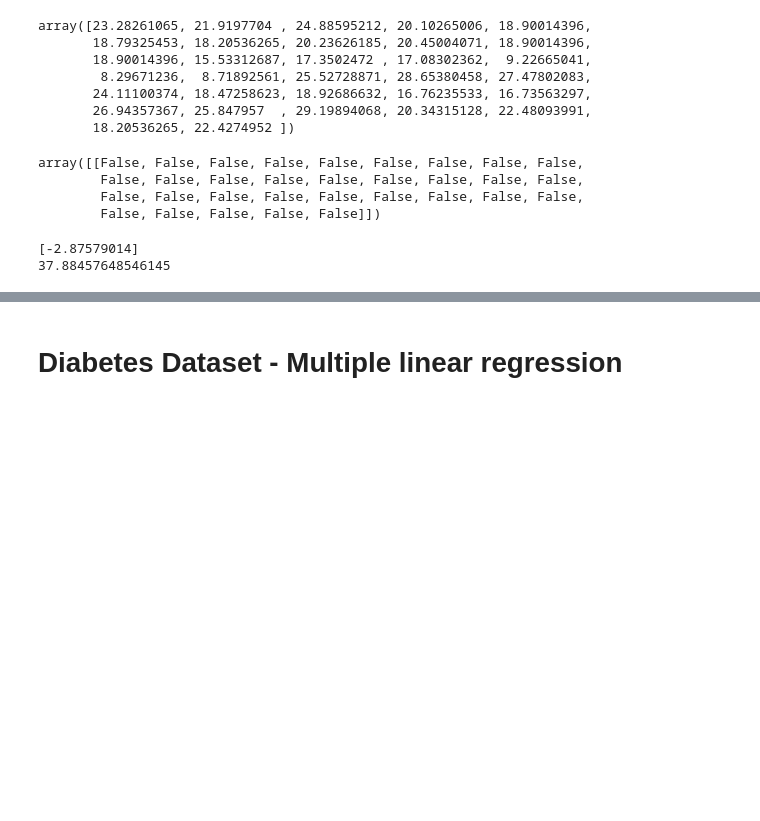
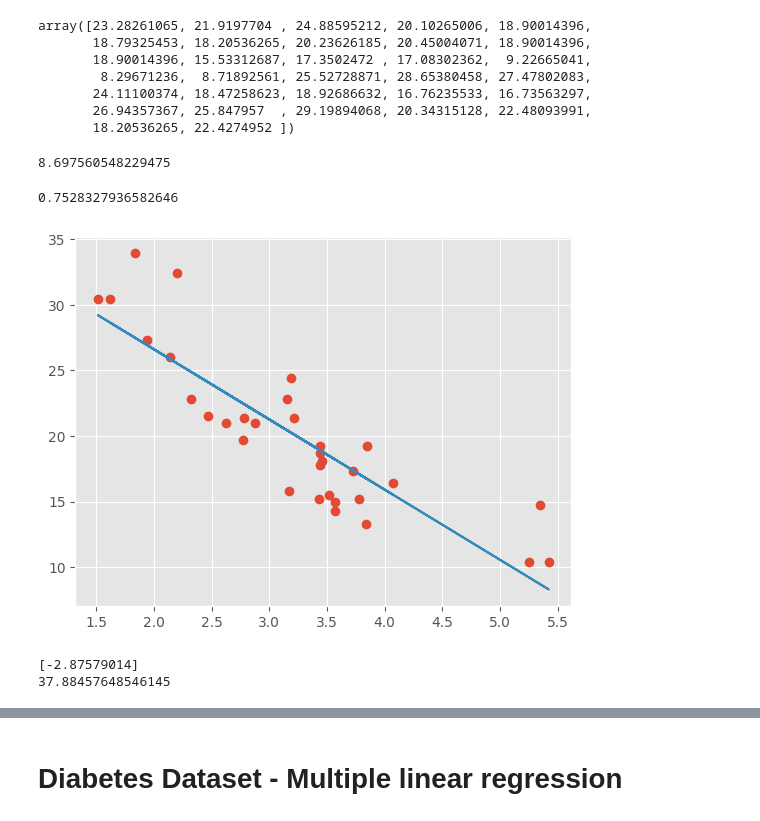
Before and after one commit to NiallRussell/machine-learning-material, a Jupyter notebook: LinearRegression.ipynb, the cells around one changed output, grey strips where cells are left out. Cells and saved outputs as stored; diff of their text form; code cells hidden in the pictures; blank space fills up the shorter version.

```diff
--- a/LinearRegression.ipynb
+++ b/LinearRegression.ipynb
@@ -301,29 +292,35 @@ array([23.28261065, 21.9197704 , 24.88595212, 20.10265006, 18.90014396,
        24.11100374, 18.47258623, 18.92686632, 16.76235533, 16.73563297,
        26.94357367, 25.847957  , 29.19894068, 20.34315128, 22.48093991,
        18.20536265, 22.4274952 ])
-# %%
-pred == predictions
-# %% [output]
-array([[False, False, False, False, False, False, False, False, False,
-        False, False, False, False, False, False, False, False, False,
-        False, False, False, False, False, False, False, False, False,
-        False, False, False, False, False]])
-# %%
-#x2 cylinders
-# create linear regression object with sklearn
-model = LinearRegression()
-
-#your code here
-# train the model and make predictions
-model.fit(x2,y)
-
-#your code here
-#print out coefficients
-print(model.coef_)
-print(model.intercept_)
-# %% [output]
-[-2.87579014]
-37.88457648546145
 # %%
 # your code here
 # Plot outputs
+mse(y, pred)
+# %% [output]
+8.697560548229475
+# %%
+r2(y, pred)
+# %% [output]
+0.7528327936582646
+# %%
+plt.plot(x1,y,'o')
+plt.plot(x1,pred)
+plt.show()
+# %% [output]
+[figure, added]
+# %%
+#x2 cylinders
+# create linear regression object with sklearn
+model = LinearRegression()
+
+#your code here
+# train the model and make predictions
+model.fit(x2,y)
+
+#your code here
+#print out coefficients
+print(model.coef_)
+print(model.intercept_)
+# %% [output]
+[-2.87579014]
+37.88457648546145
```
Also changed, not shown: parts of 7 cells of this notebook, 8 other files.
